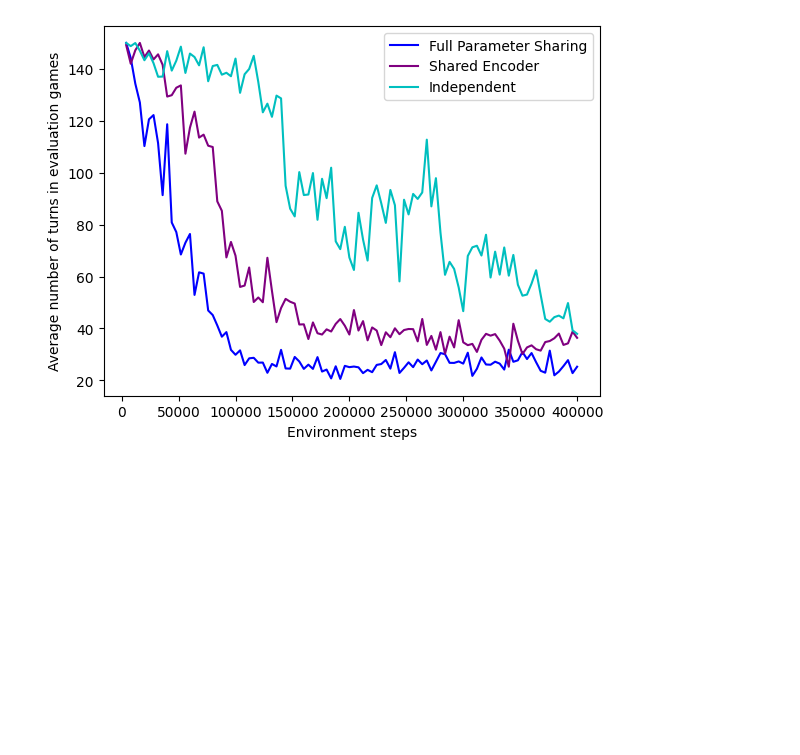
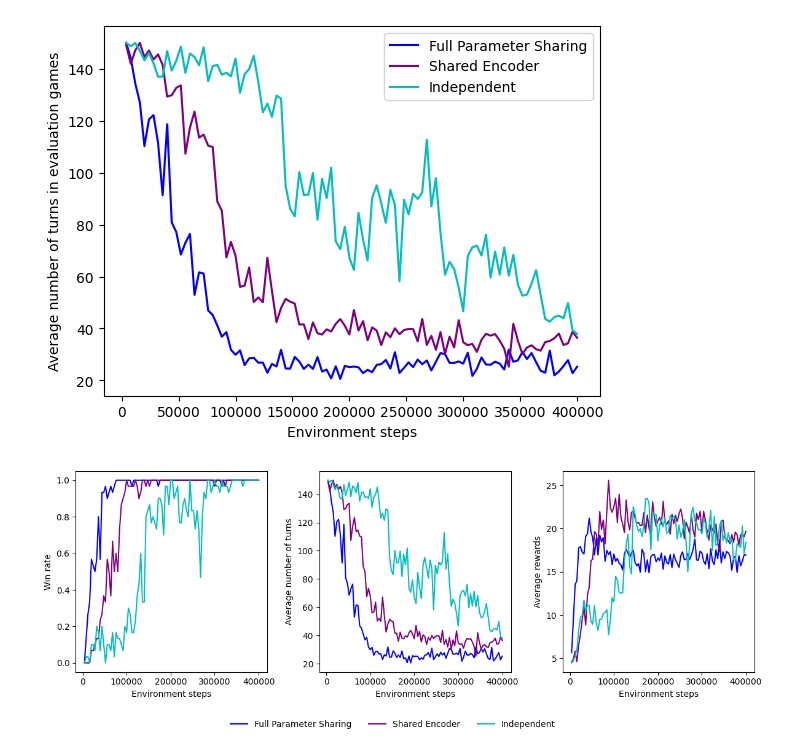
Before and after one commit to noahadhikari/pettingzoo-chinese-checkers, a Jupyter notebook: analysis/plots.ipynb, the cells around one changed output. Drawn from its saved outputs; the diff is of its cells as text; code cells hidden in the pictures; blank space fills up the shorter version.

```diff
--- a/analysis/plots.ipynb
+++ b/analysis/plots.ipynb
@@ -49,3 +49,31 @@ plt.ylabel("Average number of turns in evaluation games")
 plt.savefig("plots/game_length.png")
 # %% [output]
 [figure]
+# %%
+fig, ax = plt.subplots(1, 3, figsize=(12, 4))
+ax[0].plot(full_sharing_train_df["env_steps"], full_sharing_eval_df["eval_win_rate"], label="Full Parameter Sharing", c="b")
+ax[0].plot(shared_encoder_train_df["env_steps"], shared_encoder_eval_df["eval_win_rate"], label="Shared Encoder", c="purple")
+ax[0].plot(independent_train_df["env_steps"], independent_eval_df["eval_win_rate"], label="Independent", c="c")
+ax[0].set_xlabel("Environment steps")
+ax[0].set_ylabel("Win rate")
+ax[0].set_xticks([100000 * i for i in range(5)])
+
+ax[1].plot(full_sharing_train_df["env_steps"], full_sharing_eval_df["eval_average_iters"], label="Full Parameter Sharing", c="b")
+ax[1].plot(shared_encoder_train_df["env_steps"], shared_encoder_eval_df["eval_average_iters"], label="Shared Encoder", c="purple")
+ax[1].plot(independent_train_df["env_steps"], independent_eval_df["eval_average_iters"], label="Independent", c="c")
+ax[1].set_xlabel("Environment steps")
+ax[1].set_ylabel("Average number of turns")
+ax[1].set_xticks([100000 * i for i in range(5)])
+
+ax[2].plot(full_sharing_train_df["env_steps"], full_sharing_eval_df["eval_average_rewards"], label="Full Parameter Sharing", c="b")
+ax[2].plot(shared_encoder_train_df["env_steps"], shared_encoder_eval_df["eval_average_rewards"], label="Shared Encoder", c="purple")
+ax[2].plot(independent_train_df["env_steps"], independent_eval_df["eval_average_rewards"], label="Independent", c="c")
+ax[2].set_xlabel("Environment steps")
+ax[2].set_ylabel("Average rewards")
+ax[2].set_xticks([100000 * i for i in range(5)])
+plt.tight_layout()
+plt.legend(bbox_to_anchor=(0, -0.2), ncol=3, frameon=False)
+
+plt.savefig("plots/win_rate_game_length.png")
+# %% [output]
+[figure, added]
```
Also changed, not shown: parts of 1 cell of this notebook, 9 other files.
